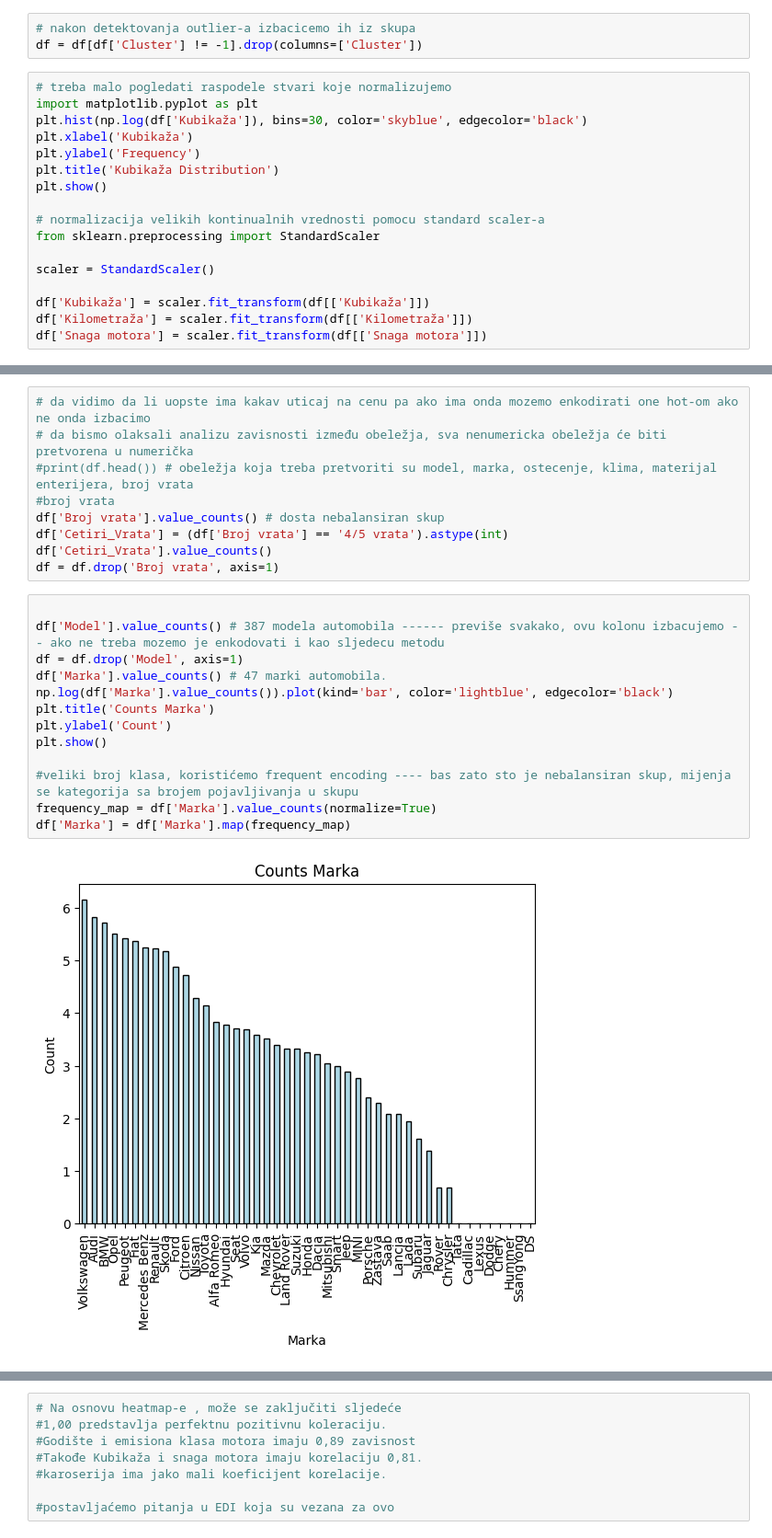
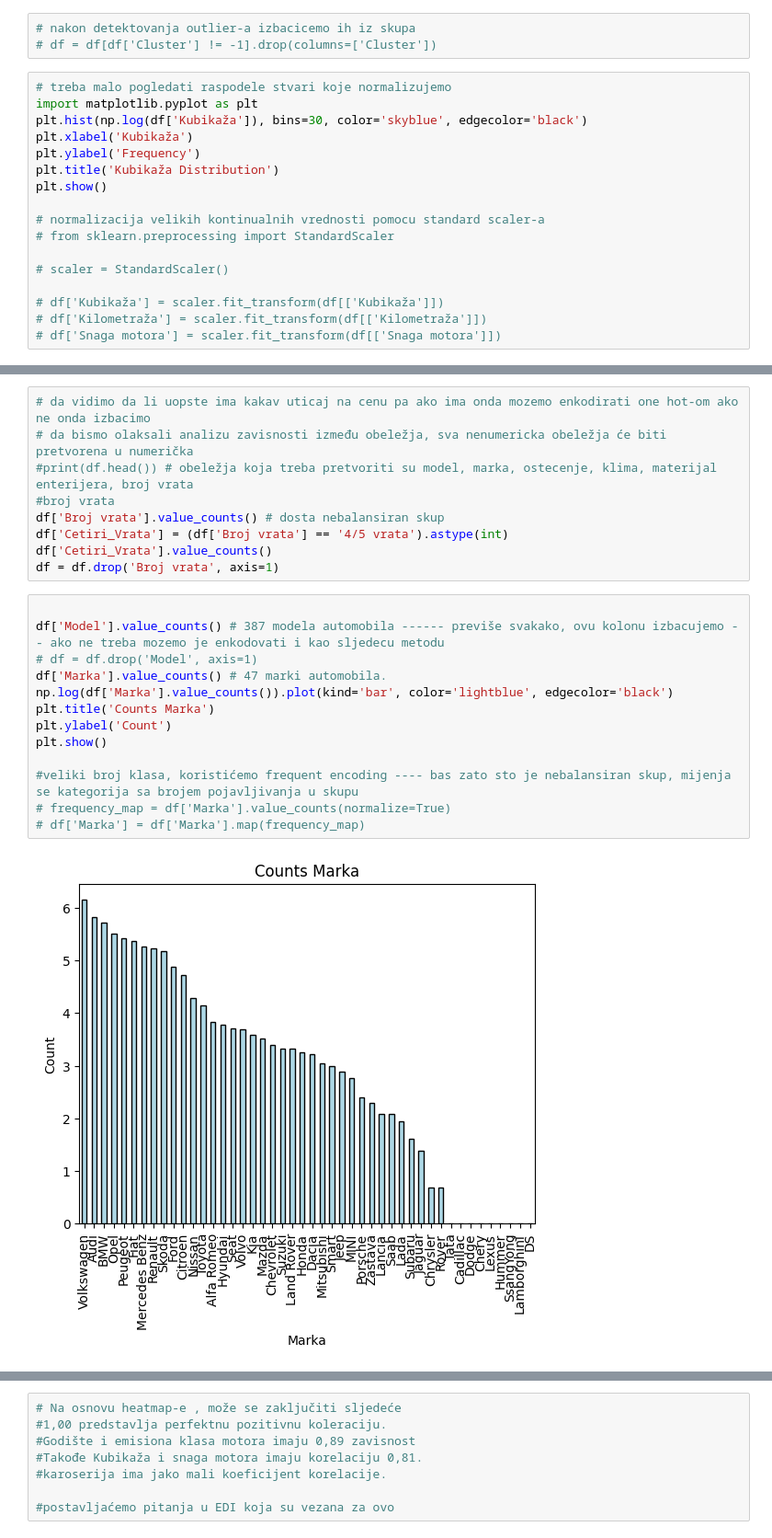
Before and after one commit to boskokul/CarPricePredictor, a Jupyter notebook: SIAP_ciscenje.ipynb, the cells around one changed output, grey strips where cells are left out. Shown at 92% size. Drawn from its saved outputs; the diff is of its cells as text.

```diff
--- a/SIAP_ciscenje.ipynb
+++ b/SIAP_ciscenje.ipynb
@@ -236,6 +210,6 @@ outliers
 # %%
 # nakon detektovanja outlier-a izbacicemo ih iz skupa
-df = df[df['Cluster'] != -1].drop(columns=['Cluster'])
+# df = df[df['Cluster'] != -1].drop(columns=['Cluster'])
 # %%
 # treba malo pogledati raspodele stvari koje normalizujemo
 import matplotlib.pyplot as plt
@@ -246,13 +220,13 @@ plt.title('Kubikaža Distribution')
 plt.show()
 
 # normalizacija velikih kontinualnih vrednosti pomocu standard scaler-a
-from sklearn.preprocessing import StandardScaler
+# from sklearn.preprocessing import StandardScaler
 
-scaler = StandardScaler()
+# scaler = StandardScaler()
 
-df['Kubikaža'] = scaler.fit_transform(df[['Kubikaža']])
-df['Kilometraža'] = scaler.fit_transform(df[['Kilometraža']])
-df['Snaga motora'] = scaler.fit_transform(df[['Snaga motora']])
+# df['Kubikaža'] = scaler.fit_transform(df[['Kubikaža']])
+# df['Kilometraža'] = scaler.fit_transform(df[['Kilometraža']])
+# df['Snaga motora'] = scaler.fit_transform(df[['Snaga motora']])
 # %% [output]
 [figure]
 # %%
@@ -400,18 +374,18 @@ df = df.drop('Broj vrata', axis=1)
 # %%
 
 df['Model'].value_counts() # 387 modela automobila ------ previše svakako, ovu kolonu izbacujemo -- ako ne treba mozemo je enkodovati i kao sljedecu metodu
-df = df.drop('Model', axis=1)
+# df = df.drop('Model', axis=1)
 df['Marka'].value_counts() # 47 marki automobila.
 np.log(df['Marka'].value_counts()).plot(kind='bar', color='lightblue', edgecolor='black')
 plt.title('Counts Marka')
 plt.ylabel('Count')
 plt.show()
 
 #veliki broj klasa, koristićemo frequent encoding ---- bas zato sto je nebalansiran skup, mijenja se kategorija sa brojem pojavljivanja u skupu
-frequency_map = df['Marka'].value_counts(normalize=True)
-df['Marka'] = df['Marka'].map(frequency_map)
+# frequency_map = df['Marka'].value_counts(normalize=True)
+# df['Marka'] = df['Marka'].map(frequency_map)
 # %% [output]
-[figure, old version]
+[figure, new version]
 # %%
 # izbacicemo ove sto nemaju najveovatnije a onda one hot encoding
 df['Klima'].value_counts()
```
Also changed, not shown: parts of 23 cells of this notebook, 1 other file.
